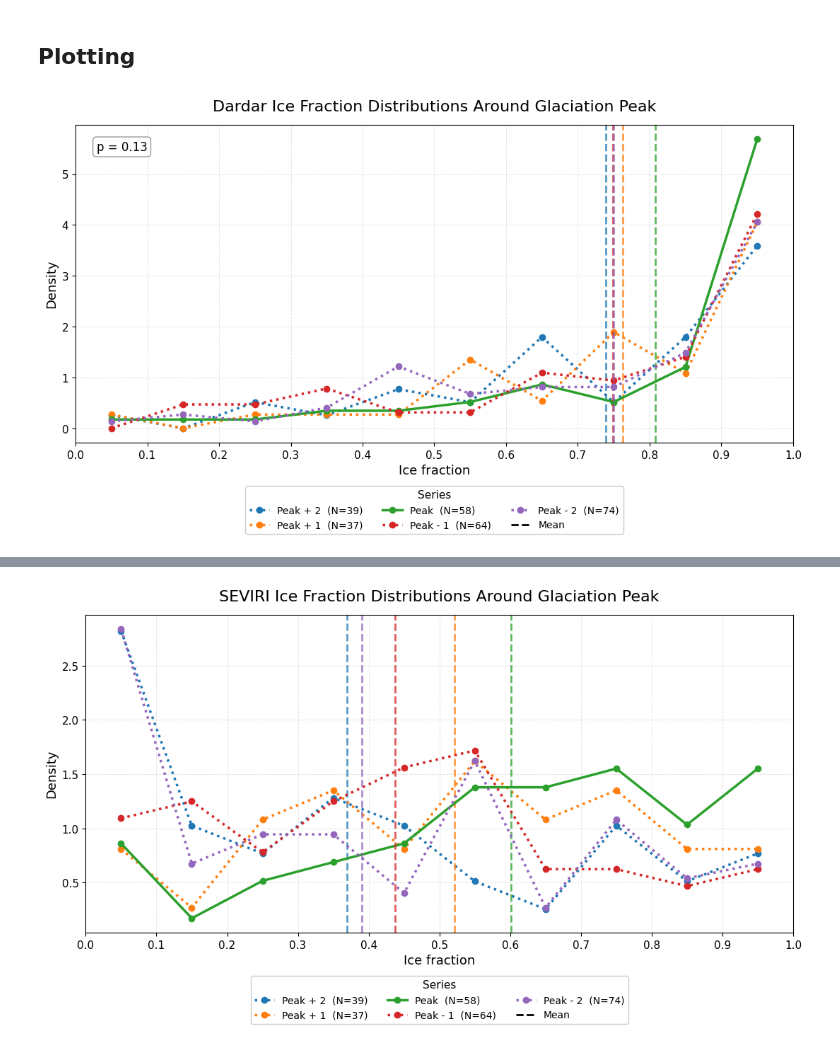
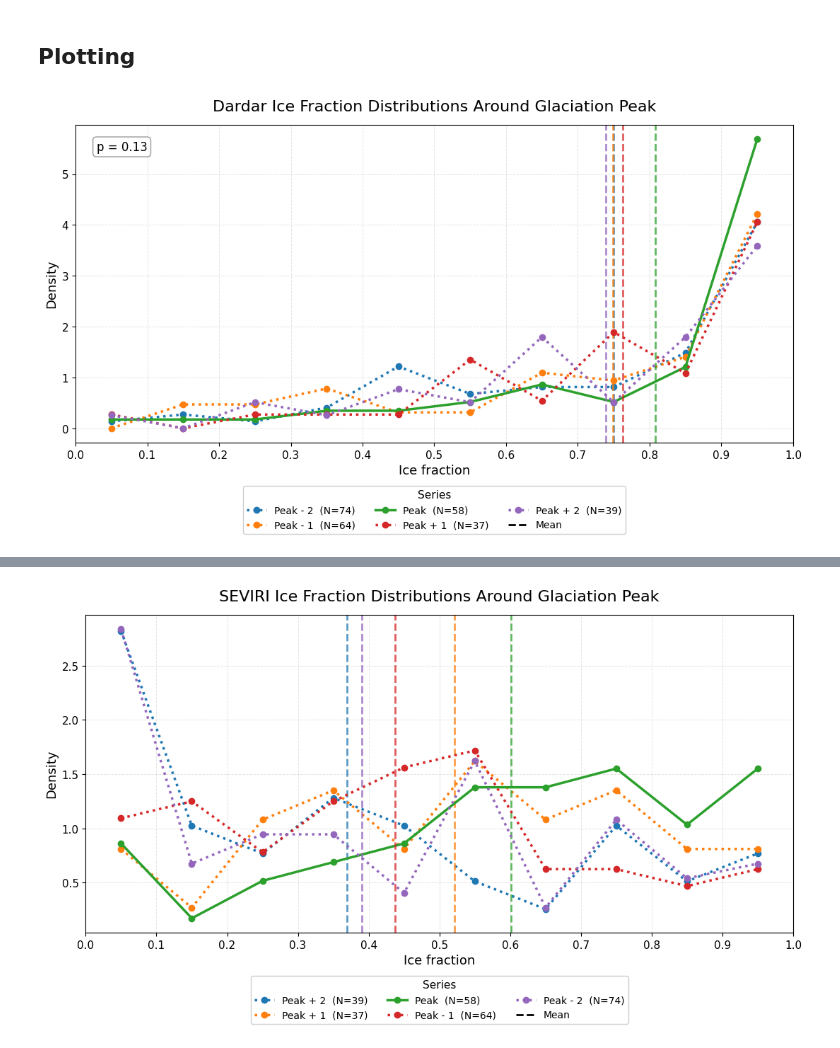
Before and after one commit to DragomirNikolov/MSGI, a Jupyter notebook: plotting/daradar_validation_plots.ipynb, the cells around one changed output, grey strips where cells are left out. Saved outputs shown, nothing was run; the diff lists cells and outputs as text; code cells hidden in the pictures.

```diff
--- a/plotting/daradar_validation_plots.ipynb
+++ b/plotting/daradar_validation_plots.ipynb
@@ -15,7 +15,7 @@ from glaciation_time_estimator.auxiliary_func.config_reader import read_config
 ## Load and classify data
 # %%
 folder = Path("/wolke_scratch/dnikolo/GTE_Validation/Dardar_pixel_by_pixel_full_year/")
-gte_config = read_config("/wolke_scratch/dnikolo/Glaciation_time_estimator/configs/Validation/n2o_2007_01_01.yaml")
+gte_config = read_config("/wolke_scratch/dnikolo/Glaciation_time_estimator/configs/Validation_DARDAR/n2o_2007_01_01.yaml")
 # %%
 data_loader = ChunkLoader([2007],gte_config)
 # %% [output]
@@ -163,7 +163,7 @@ import matplotlib.pyplot as plt
 from matplotlib.lines import Line2D
 
 # columns to compare
-pre_peak_cols = [f"dd_{i}_prepeak_if" for i in range(-2, 3)]
+pre_peak_cols = [f"dd_{i}_prepeak_if" for i in range(2, -3, -1)]
 # all_cols = ["dd_peak_if"] + pre_peak_cols
 all_cols = pre_peak_cols
 # nicer legend labels
@@ -229,31 +229,31 @@ plt.grid(True, linestyle="--", linewidth=0.7, alpha=0.35)
 plt.text(
     0.1, 0.95, "p = 0.13",
     transform=plt.gca().transAxes,
     ha="right", va="top",
     fontsize=12,
     bbox=dict(boxstyle="round,pad=0.3", facecolor="white", alpha=0.8, edgecolor="gray")
 )
 
 # add a custom legend entry for the median lines
 handles, labels = plt.gca().get_legend_handles_labels()
 handles.append(Line2D([0], [0], color="black", linestyle="--", linewidth=2, label="Mean"))
 labels.append("Mean")
 
 plt.legend(
     handles=handles,
     labels=labels,
     title="Series",
     title_fontsize=11,
     fontsize=10,
     frameon=True,
     fancybox=True,
     framealpha=0.95,
     loc="upper center",
     bbox_to_anchor=(0.5, -0.12),
     ncol=3
 )
 
 plt.tight_layout()
 plt.show()
 # %% [output]
-[figure, old version]
+[figure, new version]
```
Also changed, not shown: parts of 3 cells of this notebook, 13 other files.
